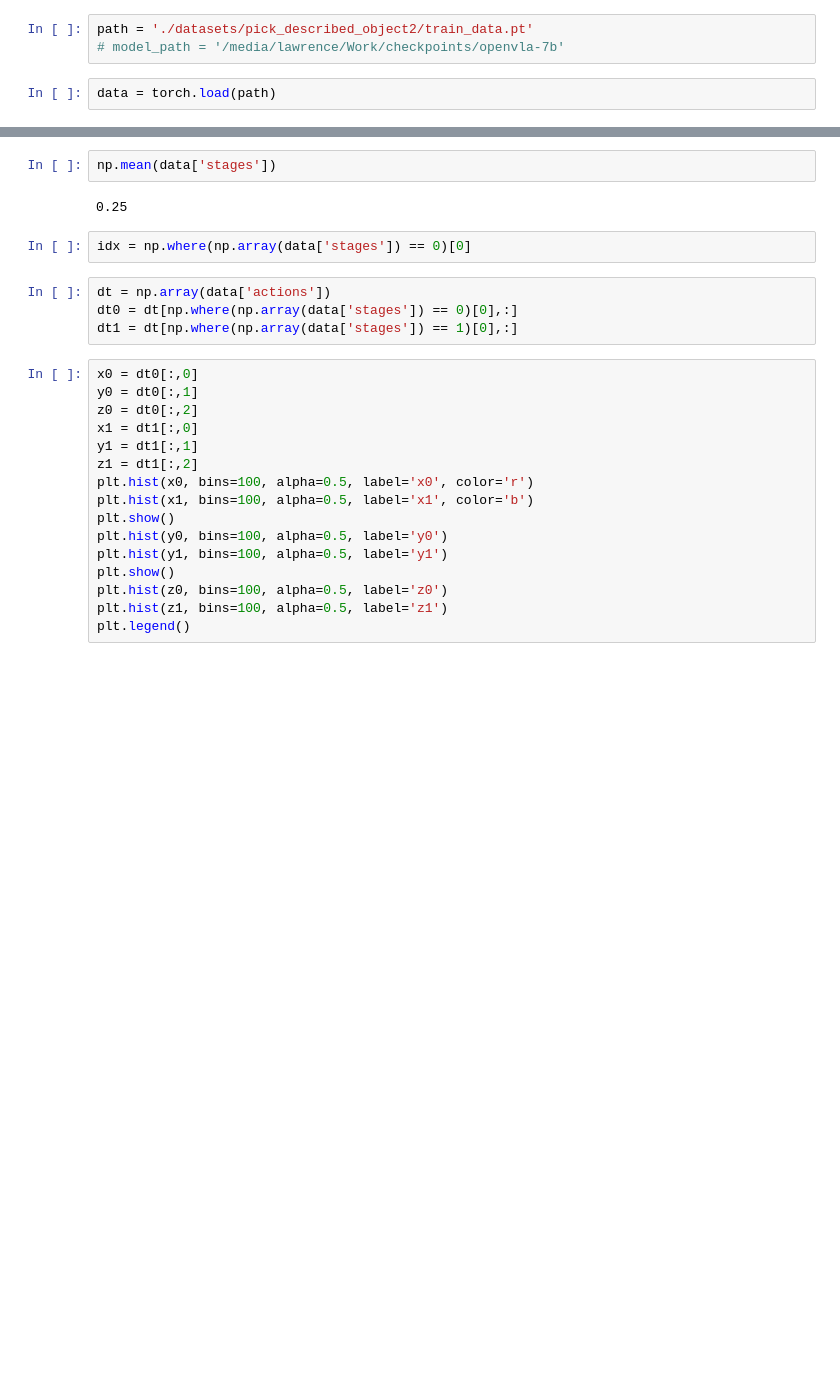
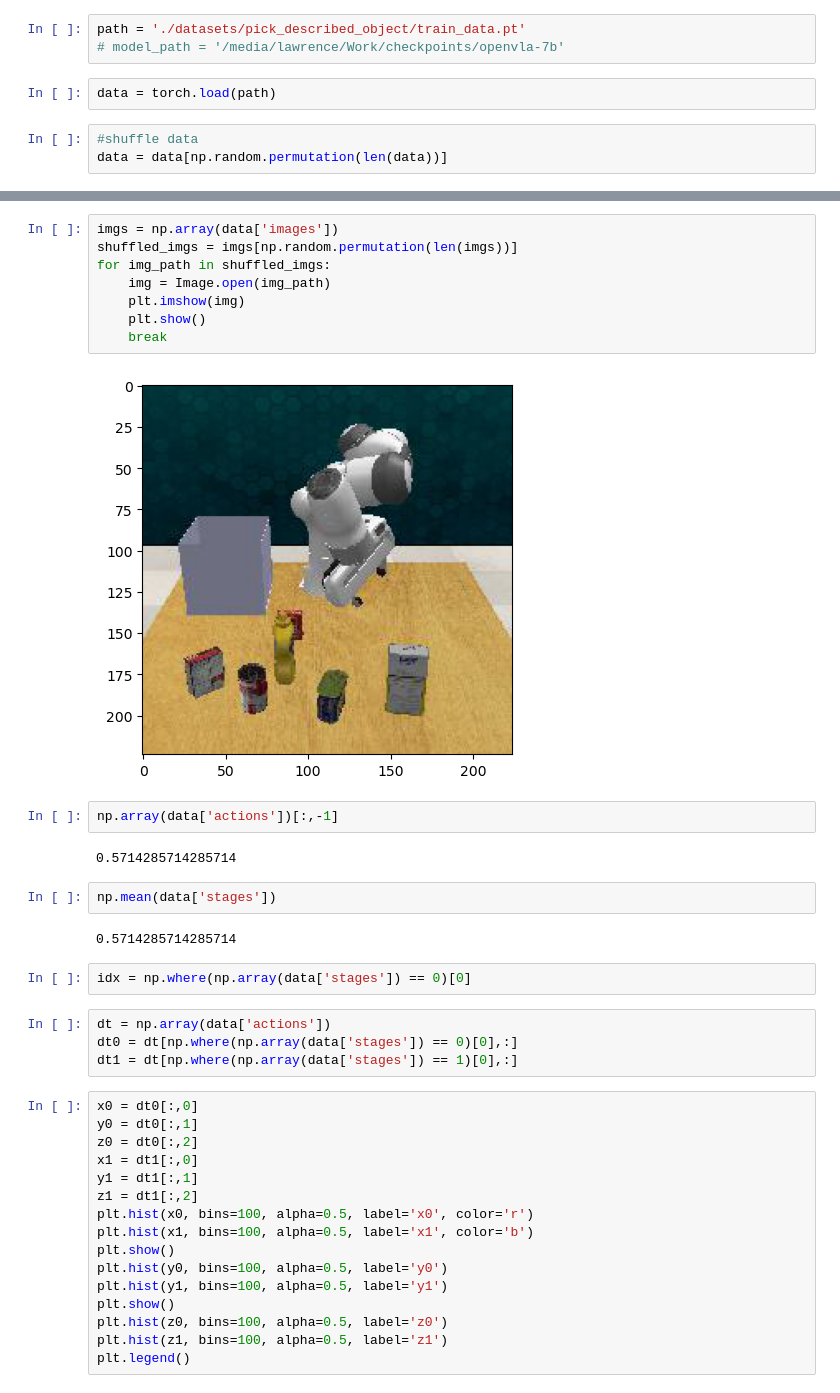
Before and after one commit to VLA-RL/VLA-RL, a Jupyter notebook: test_dataset.ipynb, the cells around one changed output, grey strips where cells are left out. Saved outputs shown, nothing was run; the diff lists cells and outputs as text; blank space fills up the shorter version.

```diff
--- a/test_dataset.ipynb
+++ b/test_dataset.ipynb
@@ -7,7 +7,10 @@ from vla.action_tokenizer import RLbenchPoseTokenizer
 from vla.base_prompter import PurePromptBuilder
 from PIL import Image
 # %%
-path = './datasets/pick_described_object2/train_data.pt'
+path = './datasets/pick_described_object/train_data.pt'
 # model_path = '/media/lawrence/Work/checkpoints/openvla-7b'
 # %%
 data = torch.load(path)
+# %%
+#shuffle data
+data = data[np.random.permutation(len(data))]
@@ -14,7 +34,21 @@ data = torch.load(path)
+# %%
+imgs = np.array(data['images'])
+shuffled_imgs = imgs[np.random.permutation(len(imgs))]
+for img_path in shuffled_imgs:
+    img = Image.open(img_path)
+    plt.imshow(img)
+    plt.show()
+    break
+# %% [output]
+[figure, added]
+# %%
+np.array(data['actions'])[:,-1]
+# %% [output]
+0.5714285714285714
 # %%
 np.mean(data['stages'])
 # %% [output]
-0.25
+0.5714285714285714
 # %%
 idx = np.where(np.array(data['stages']) == 0)[0]
 # %%
```
Also changed, not shown: parts of 3 cells of this notebook, 6 other files.
